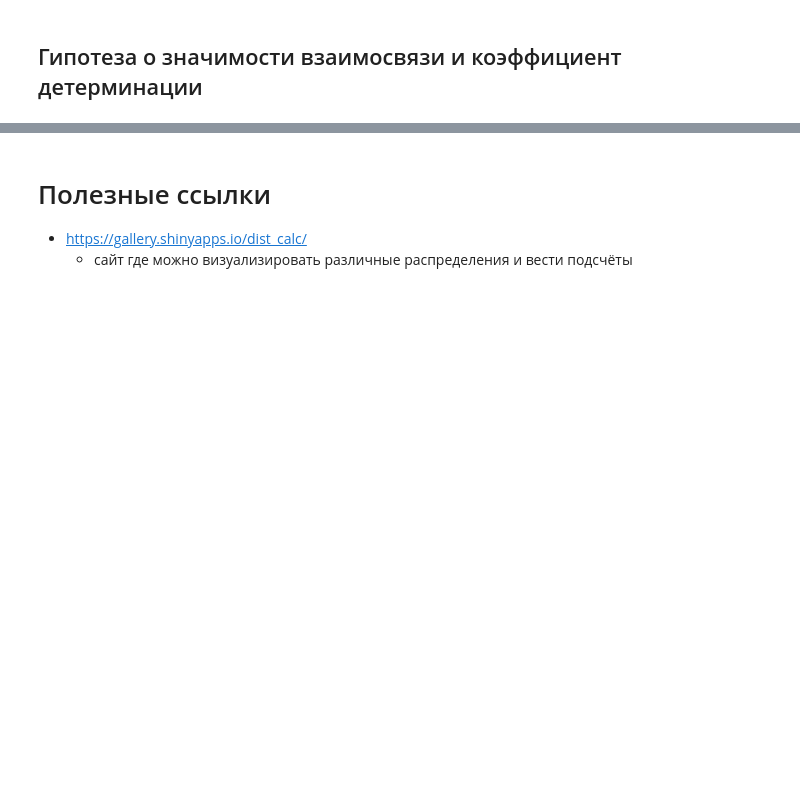
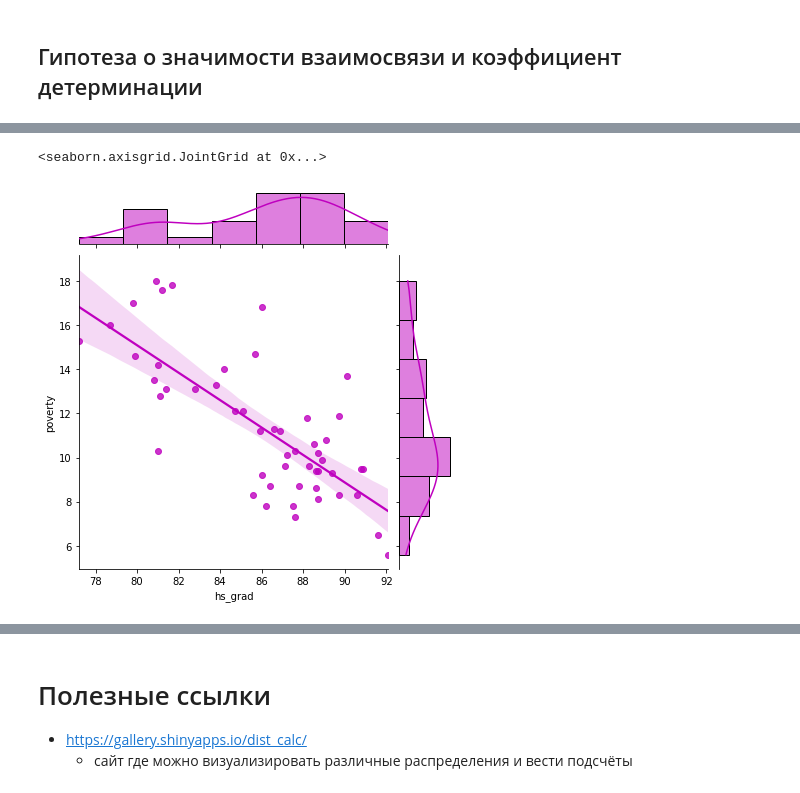
Before and after one commit to KlukvaMors/basic_stat, a Jupyter notebook: конспект.ipynb, the cells around one changed output, grey strips where cells are left out. Saved outputs shown, nothing was run; the diff lists cells and outputs as text; code cells hidden in the pictures; blank space fills up the shorter version.

```diff
--- a/конспект.ipynb
+++ b/конспект.ipynb
@@ -840,0 +849,9 @@ plt.show()
+# %%
+''''''
+import pandas as pd
+import seaborn as sns
+import matplotlib.pyplot as plt
+import numpy as np
+
+df = pd.read_csv('data/states.csv')
+df.head()
@@ -840,0 +885,5 @@ plt.show()
+# %%
+sns.jointplot(x='hs_grad', y='poverty', data=df, kind='reg', color='m')
+# %% [output]
+<seaborn.axisgrid.JointGrid at 0x...>
+[figure, added]
```
Also changed, not shown: parts of 18 cells of this notebook, 1 other file.
